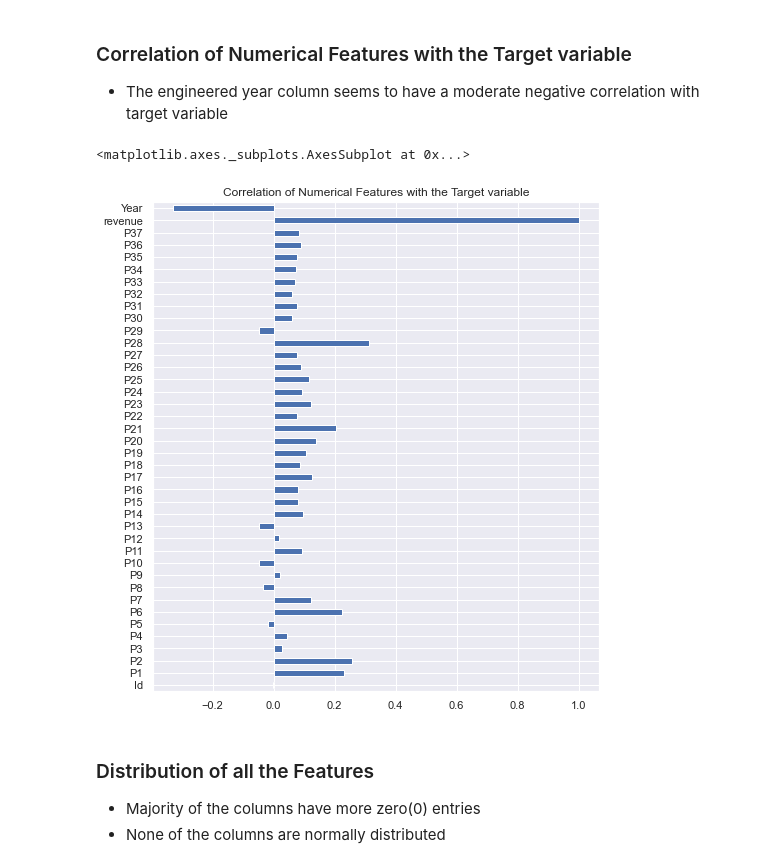
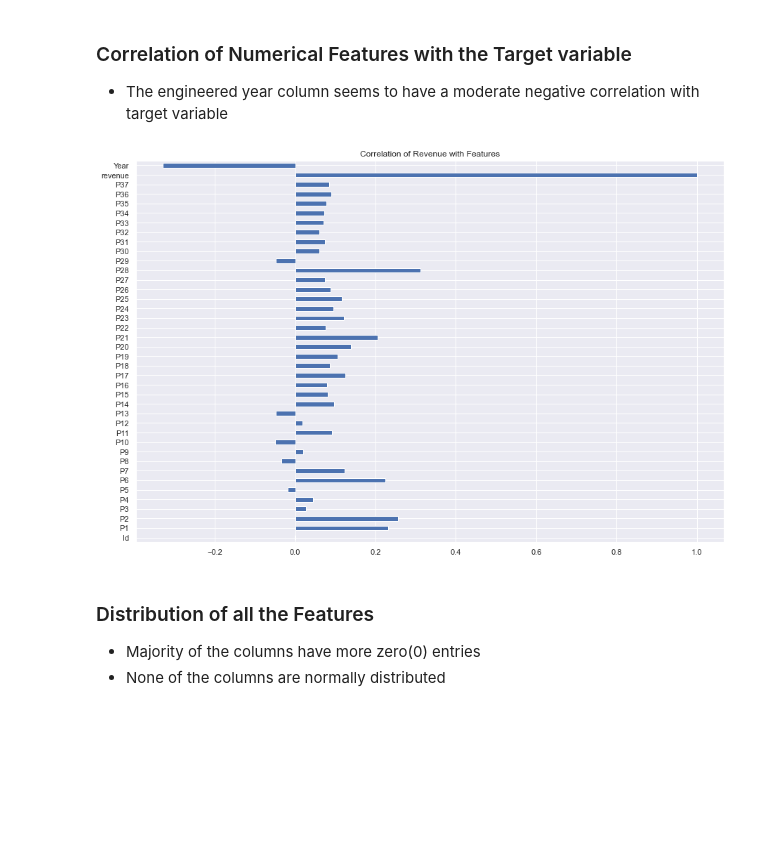
Before and after one commit to HamoyeHQ/stage-f-03-restaurant-sales, a Jupyter notebook: storytelling/Group 20 EDA.ipynb, the cells around one changed output. Cells and saved outputs as stored; diff of their text form; code cells hidden in the pictures; blank space fills up the shorter version.

Commit message:
Generated images from the charts in EDA

```diff
--- a/storytelling/Group 20 EDA.ipynb
+++ b/storytelling/Group 20 EDA.ipynb
@@ -23,8 +23,8 @@ sns.set(rc={'figure.figsize':(10,7)})
 
 * Revenue: The revenue column indicates a (transformed) revenue of the restaurant in a given year and is the target of predictive analysis. Please note that the values are transformed so they don't mean real dollar values.
 # %%
-test = pd.read_csv(r"C:\Users\Admin\Desktop\Git\20-restaurant-sales\data\test.csv")
-train = pd.read_csv(r"C:\Users\Admin\Desktop\Git\20-restaurant-sales\data\train.csv")
+test = pd.read_csv('../data/test.csv')
+train = pd.read_csv('../data/train.csv')
 # %%
 print("Train dataset has {} rows and {} columns" .format(train.shape[0], train.shape[1]))
 print("Test dataset has {} rows and {} columns" .format(test.shape[0], test.shape[1]))
@@ -210,11 +247,15 @@ train.groupby([train['City Group'], train['City']])['revenue'].sum().sort_values
 ### Correlation of Numerical Features with the Target variable
 * The engineered year column seems to have a moderate negative correlation with target variable
 # %%
-train.corr('spearman')['revenue'].plot.barh(figsize=(8,9),
+# plt.figure(figsize=(15, 10))
+train.corr('spearman')['revenue'].plot.barh(figsize=(15,10),
                                           title='Correlation of Numerical Features with the Target variable')
+
+plt.title("Correlation of Revenue with Features")
+# plt.legend(loc='upper right')
+plt.savefig('../images/revenue-correlation-with-features.png', quality=80, format='png')
 # %% [output]
-<matplotlib.axes._subplots.AxesSubplot at 0x...>
-[figure, old version]
+[figure, new version]
 # %% [markdown]
 ### Distribution of all the Features
 * Majority of the columns have more zero(0) entries
```
Also changed, not shown: parts of 22 cells of this notebook, 12 other files.
